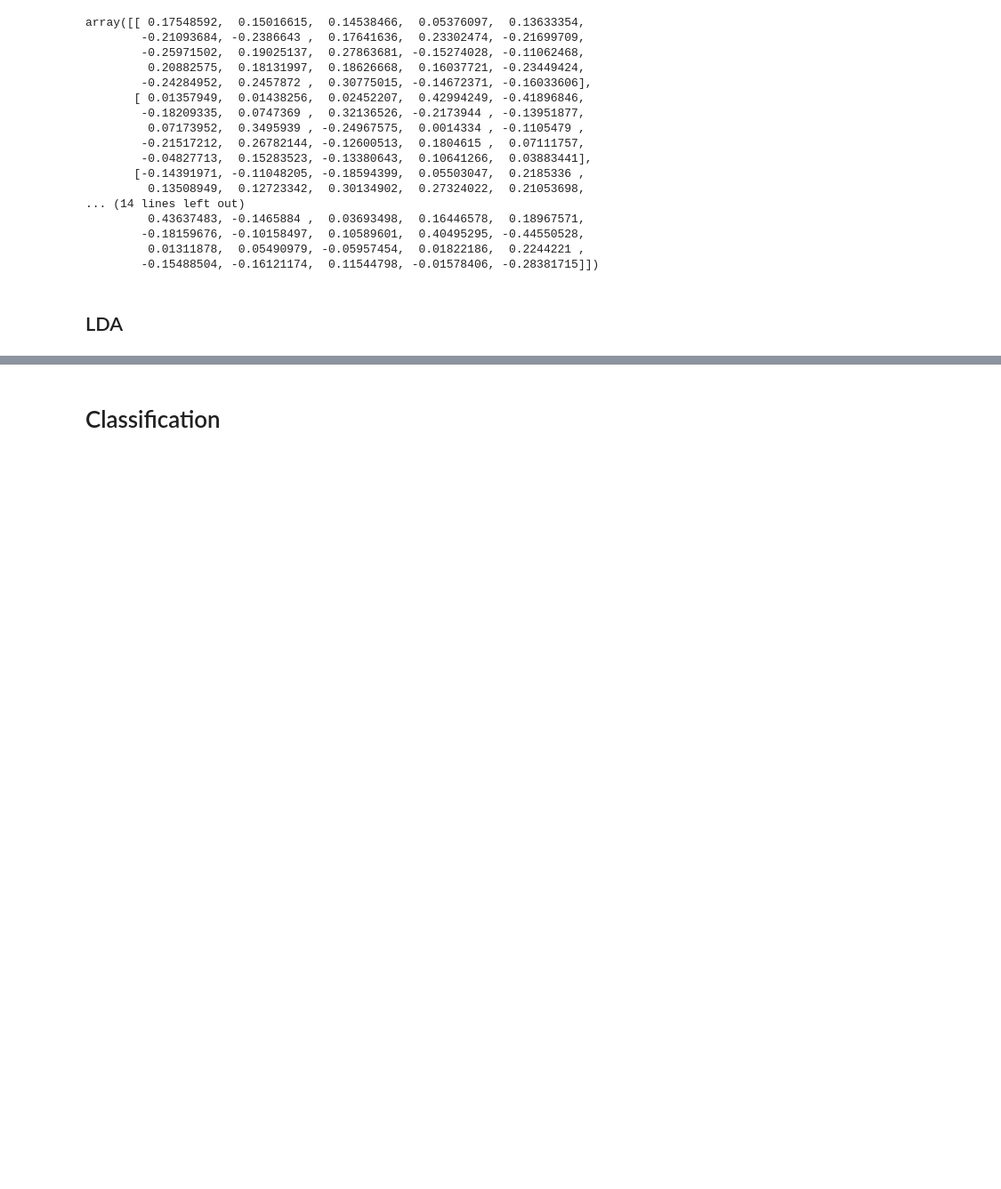
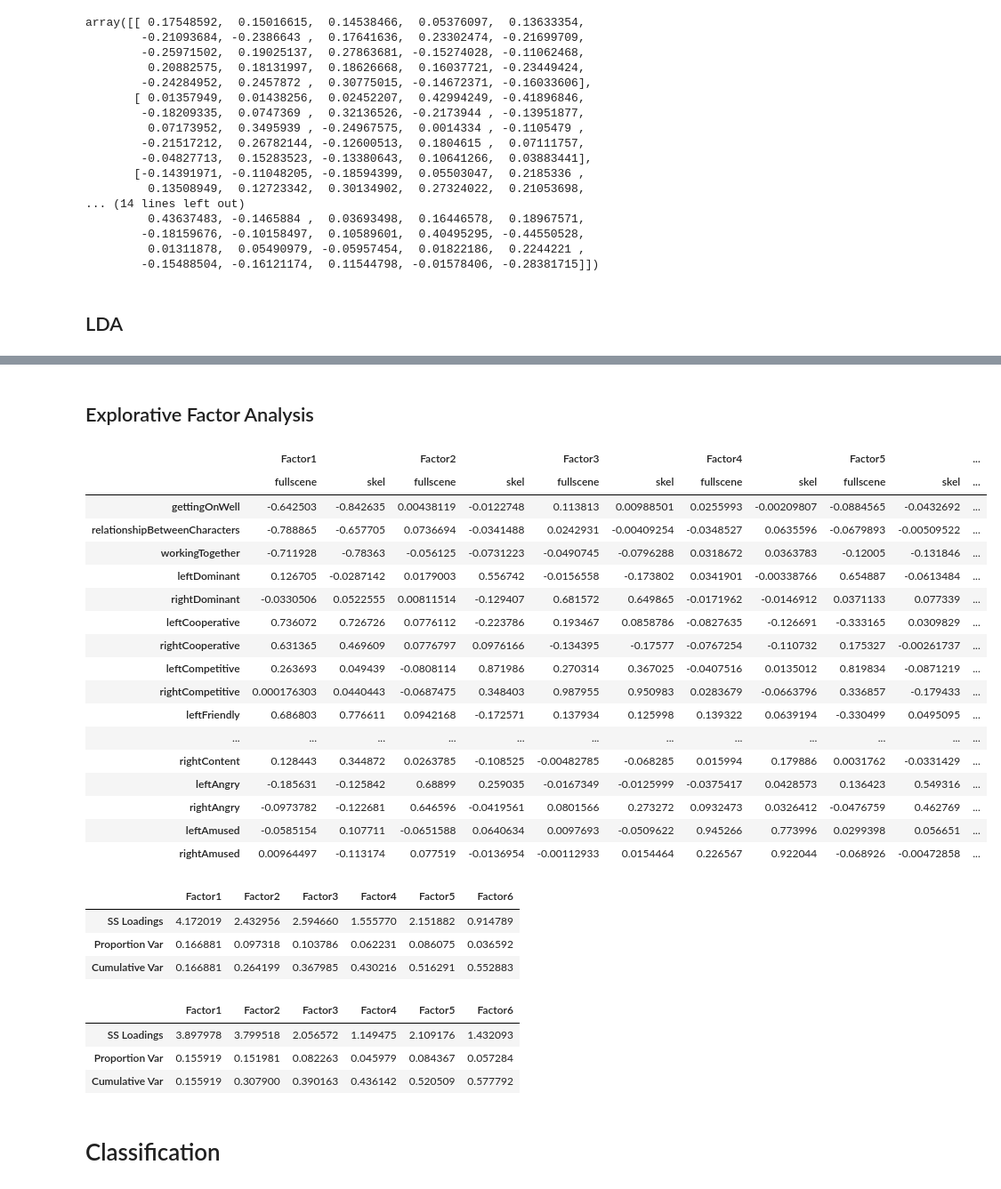
Before and after one commit to severin-lemaignan/pinsoro-kinematics, a Jupyter notebook: classification.ipynb, the cells around one changed output, grey strips where cells are left out. Shown at 89% size. Drawn from its saved outputs; the diff is of its cells as text; code cells hidden in the pictures; blank space fills up the shorter version.

```diff
--- a/classification.ipynb
+++ b/classification.ipynb
@@ -213,0 +214,2 @@ plot_compare_embeddings(training_means_lda, testing_means_lda, training_means.in
+# %% [markdown]
+## Explorative Factor Analysis
@@ -214,3 +218,68 @@ plot_compare_embeddings(training_means_lda, testing_means_lda, training_means.in
+# %%
+skel_factor_df=training_df.T.iloc[4:].T.astype(float)
+
+fa_skel = factor_analyzer.FactorAnalyzer()
+fa_skel.analyze(skel_factor_df,6,rotation='promax')
+skel_loadings=fa_skel.loadings
+
+fullscene_factor_df=testing_df.T.iloc[4:].T.astype(float)
+
+fa_fullscene = factor_analyzer.FactorAnalyzer()
+fa_fullscene.analyze(fullscene_factor_df,6,rotation='promax')
+fullscene_loadings=fa_fullscene.loadings
+# %%
+loadings=pd.concat([skel_loadings, fullscene_loadings], keys=["skel", "fullscene"], axis=1)
+loadings=loadings.swaplevel(0,1,1).sort_index(1)
+# %%
+def background_gradient(s, m, M, cmap='PuBu', low=0, high=0):
+    rng = M - m
+    norm = matplotlib.colors.Normalize(m - (rng * low),
+                            M + (rng * high))
+    normed = norm(s.values)
+    c = [matplotlib.colors.rgb2hex(x) for x in plt.cm.get_cmap(cmap)(normed)]
+    return ['background-color: %s' % color for color in c]
+# %%
+styled_loadings = loadings.style.apply(background_gradient,
+                     cmap='PuOr',
+                     m=loadings.min().min(),
+                     M=loadings.max().max(),
+                     low=0,
+                     high=0.2)
+
+styled_loadings
+# %% [output]
+|  | Factor1 |  | Factor2 |  | Factor3 |  | Factor4 |  | Factor5 |  | ... |
+|  | fullscene | skel | fullscene | skel | fullscene | skel | fullscene | skel | fullscene | skel | ... |
+| gettingOnWell | -0.642503 | -0.842635 | 0.00438119 | -0.0122748 | 0.113813 | 0.00988501 | 0.0255993 | -0.00209807 | -0.0884565 | -0.0432692 | ... |
+| relationshipBetweenCharacters | -0.788865 | -0.657705 | 0.0736694 | -0.0341488 | 0.0242931 | -0.00409254 | -0.0348527 | 0.0635596 | -0.0679893 | -0.00509522 | ... |
+| workingTogether | -0.711928 | -0.78363 | -0.056125 | -0.0731223 | -0.0490745 | -0.0796288 | 0.0318672 | 0.0363783 | -0.12005 | -0.131846 | ... |
+| leftDominant | 0.126705 | -0.0287142 | 0.0179003 | 0.556742 | -0.0156558 | -0.173802 | 0.0341901 | -0.00338766 | 0.654887 | -0.0613484 | ... |
+| rightDominant | -0.0330506 | 0.0522555 | 0.00811514 | -0.129407 | 0.681572 | 0.649865 | -0.0171962 | -0.0146912 | 0.0371133 | 0.077339 | ... |
+| leftCooperative | 0.736072 | 0.726726 | 0.0776112 | -0.223786 | 0.193467 | 0.0858786 | -0.0827635 | -0.126691 | -0.333165 | 0.0309829 | ... |
+| rightCooperative | 0.631365 | 0.469609 | 0.0776797 | 0.0976166 | -0.134395 | -0.17577 | -0.0767254 | -0.110732 | 0.175327 | -0.00261737 | ... |
+| leftCompetitive | 0.263693 | 0.049439 | -0.0808114 | 0.871986 | 0.270314 | 0.367025 | -0.0407516 | 0.0135012 | 0.819834 | -0.0871219 | ... |
+| rightCompetitive | 0.000176303 | 0.0440443 | -0.0687475 | 0.348403 | 0.987955 | 0.950983 | 0.0283679 | -0.0663796 | 0.336857 | -0.179433 | ... |
+| leftFriendly | 0.686803 | 0.776611 | 0.0942168 | -0.172571 | 0.137934 | 0.125998 | 0.139322 | 0.0639194 | -0.330499 | 0.0495095 | ... |
+| ... | ... | ... | ... | ... | ... | ... | ... | ... | ... | ... | ... |
+| rightContent | 0.128443 | 0.344872 | 0.0263785 | -0.108525 | -0.00482785 | -0.068285 | 0.015994 | 0.179886 | 0.0031762 | -0.0331429 | ... |
+| leftAngry | -0.185631 | -0.125842 | 0.68899 | 0.259035 | -0.0167349 | -0.0125999 | -0.0375417 | 0.0428573 | 0.136423 | 0.549316 | ... |
+| rightAngry | -0.0973782 | -0.122681 | 0.646596 | -0.0419561 | 0.0801566 | 0.273272 | 0.0932473 | 0.0326412 | -0.0476759 | 0.462769 | ... |
+| leftAmused | -0.0585154 | 0.107711 | -0.0651588 | 0.0640634 | 0.0097693 | -0.0509622 | 0.945266 | 0.773996 | 0.0299398 | 0.056651 | ... |
+| rightAmused | 0.00964497 | -0.113174 | 0.077519 | -0.0136954 | -0.00112933 | 0.0154464 | 0.226567 | 0.922044 | -0.068926 | -0.00472858 | ... |
+# %%
+fa_skel.get_factor_variance()
+# %% [output]
+|  | Factor1 | Factor2 | Factor3 | Factor4 | Factor5 | Factor6 |
+| SS Loadings | 4.172019 | 2.432956 | 2.594660 | 1.555770 | 2.151882 | 0.914789 |
+| Proportion Var | 0.166881 | 0.097318 | 0.103786 | 0.062231 | 0.086075 | 0.036592 |
+| Cumulative Var | 0.166881 | 0.264199 | 0.367985 | 0.430216 | 0.516291 | 0.552883 |
+# %%
+fa_fullscene.get_factor_variance()
+# %% [output]
+|  | Factor1 | Factor2 | Factor3 | Factor4 | Factor5 | Factor6 |
+| SS Loadings | 3.897978 | 3.799518 | 2.056572 | 1.149475 | 2.109176 | 1.432093 |
+| Proportion Var | 0.155919 | 0.151981 | 0.082263 | 0.045979 | 0.084367 | 0.057284 |
+| Cumulative Var | 0.155919 | 0.307900 | 0.390163 | 0.436142 | 0.520509 | 0.577792 |
 # %% [markdown]
 # Classification
 # %%
```
Also changed, not shown: parts of 9 cells of this notebook, 5 other files.
